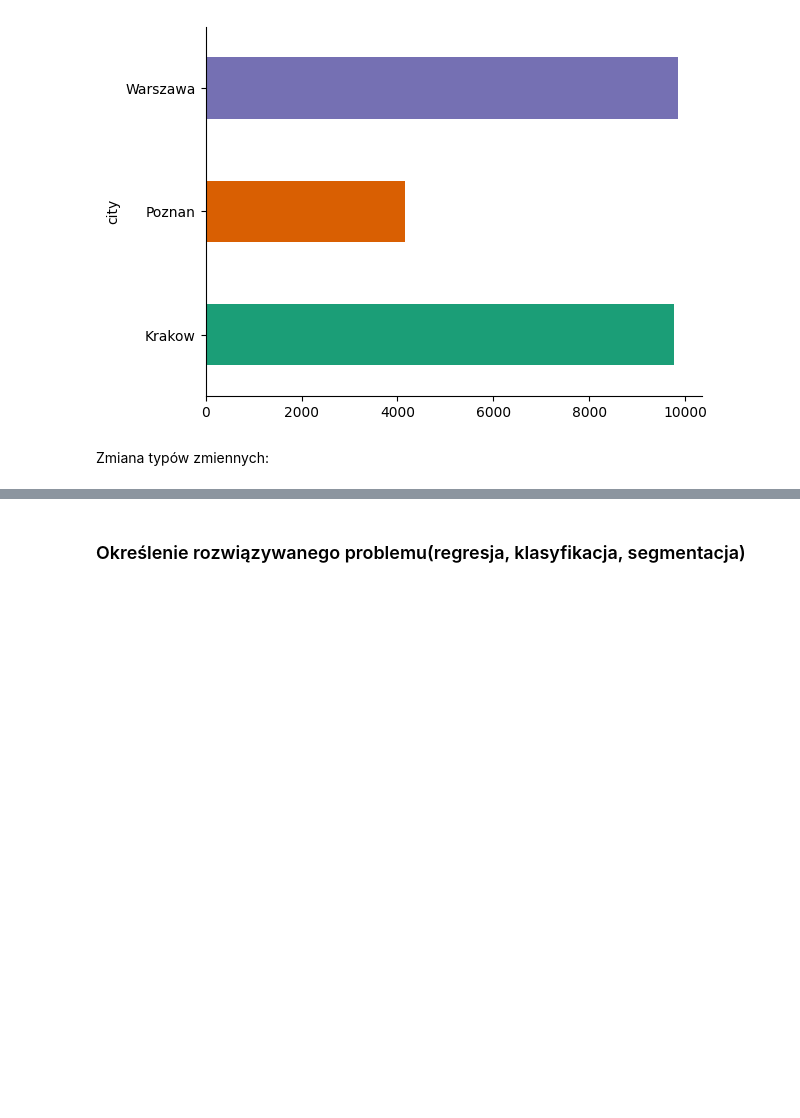
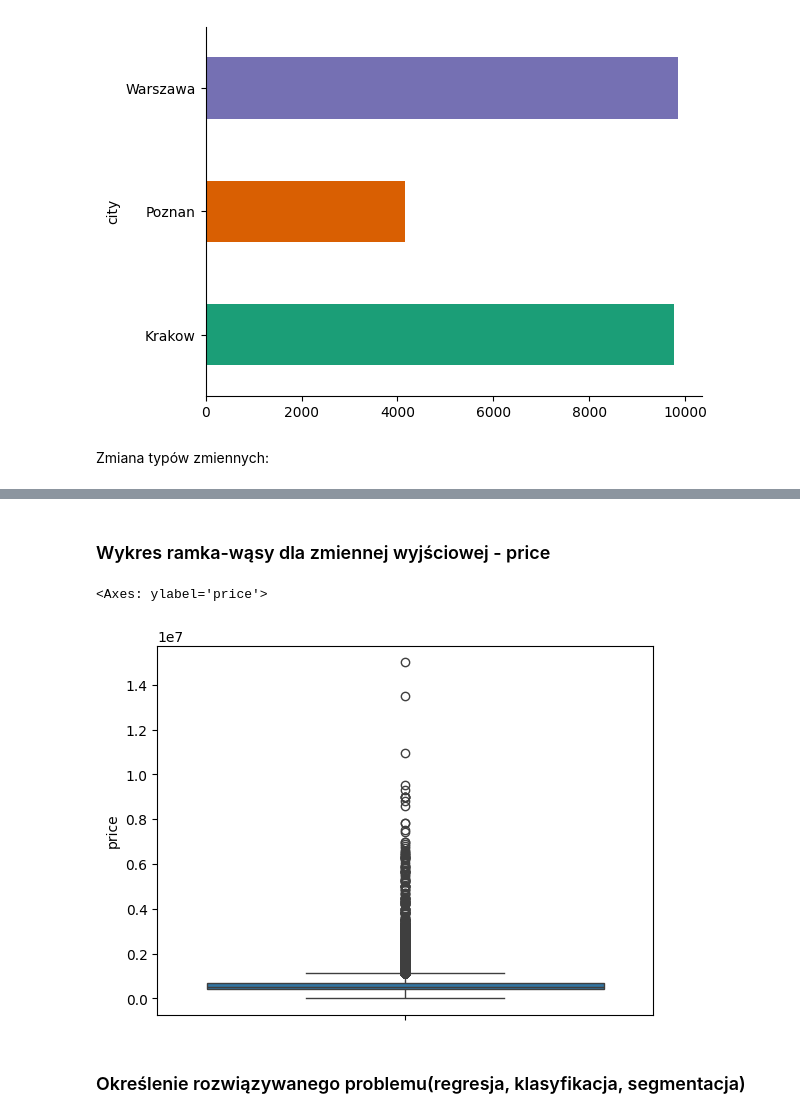
Before and after one commit to karoldziadkowiec/House-Price-Predictor-AI, a Jupyter notebook: House_Price_Predictor_AI.ipynb, the cells around one changed output, grey strips where cells are left out. Drawn from its saved outputs; the diff is of its cells as text; code cells hidden in the pictures; blank space fills up the shorter version.

```diff
--- a/House_Price_Predictor_AI.ipynb
+++ b/House_Price_Predictor_AI.ipynb
@@ -191,3 +194,10 @@ x
+# %% [markdown]
+<h3>Wykres ramka-wąsy dla zmiennej wyjściowej - price</h3>
+# %%
+sns.boxplot(y=data['price'])
+# %% [output]
+<Axes: ylabel='price'>
+[figure, added]
 # %% [markdown]
 <h3>Określenie rozwiązywanego problemu(regresja, klasyfikacja, segmentacja)</h3>
 # %% [markdown]
```
Also changed, not shown: parts of 7 cells of this notebook.
